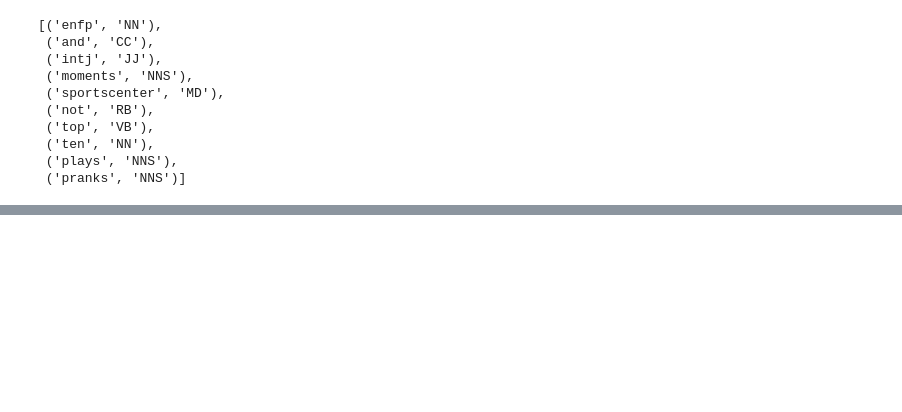
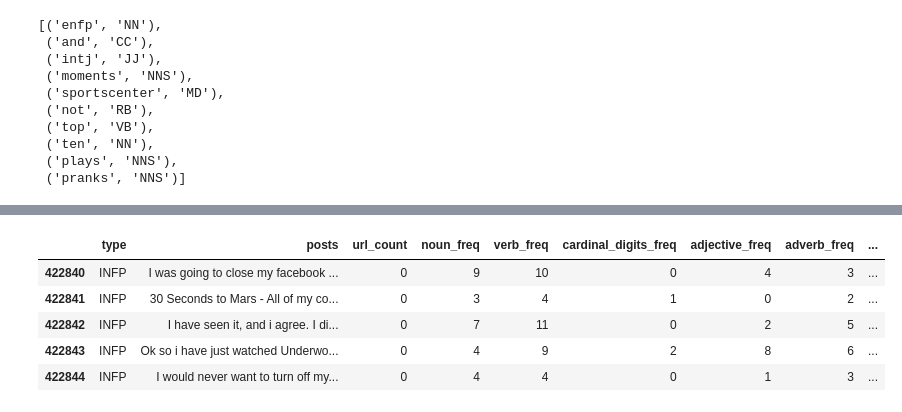
Before and after one commit to slouie88/myers_briggs_personalities, a Jupyter notebook: myers_briggs_eda.ipynb, the cells around one changed output, grey strips where cells are left out. Cells and saved outputs as stored; diff of their text form; code cells hidden in the pictures; blank space fills up the shorter version.

```diff
--- a/myers_briggs_eda.ipynb
+++ b/myers_briggs_eda.ipynb
@@ -386,0 +426,9 @@ online_posts_df["posts_no_url_pos_tagged"].iloc[2]
+# %%
+online_posts_df[["type", "posts", "url_count", "noun_freq", "verb_freq", "cardinal_digits_freq", "adjective_freq", "adverb_freq", "preposition_freq", "interjection_freq", "determiner_freq"]].tail()
+# %% [output]
+|  | type | posts | url_count | noun_freq | verb_freq | cardinal_digits_freq | adjective_freq | adverb_freq | ... |
+| 422840 | INFP | I was going to close my facebook ... | 0 | 9 | 10 | 0 | 4 | 3 | ... |
+| 422841 | INFP | 30 Seconds to Mars - All of my co... | 0 | 3 | 4 | 1 | 0 | 2 | ... |
+| 422842 | INFP | I have seen it, and i agree. I di... | 0 | 7 | 11 | 0 | 2 | 5 | ... |
+| 422843 | INFP | Ok so i have just watched Underwo... | 0 | 4 | 9 | 2 | 8 | 6 | ... |
+| 422844 | INFP | I would never want to turn off my... | 0 | 4 | 4 | 0 | 1 | 3 | ... |
```
Also changed, not shown: parts of 4 cells of this notebook.
